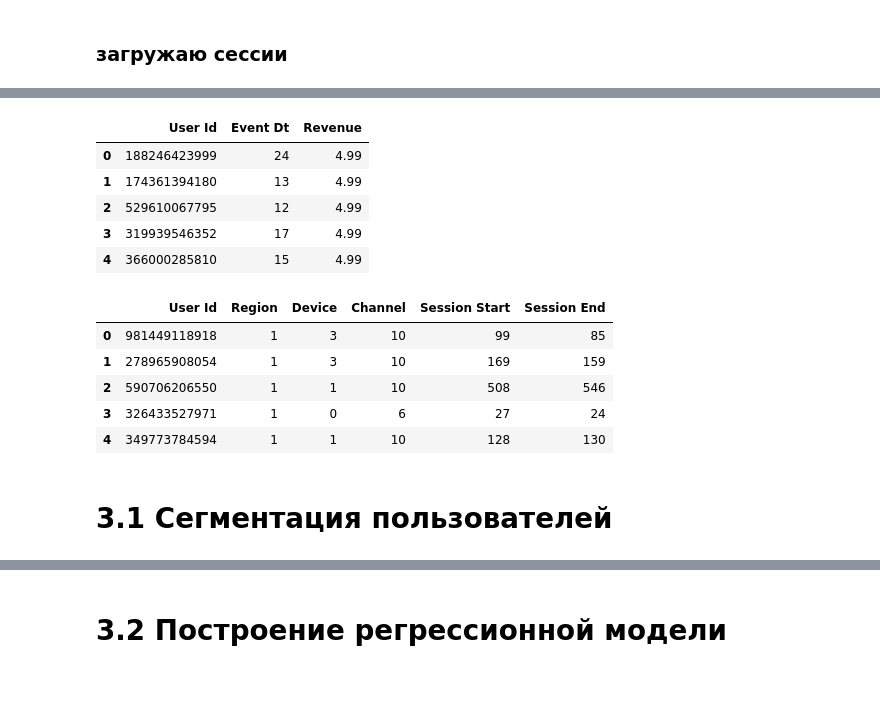
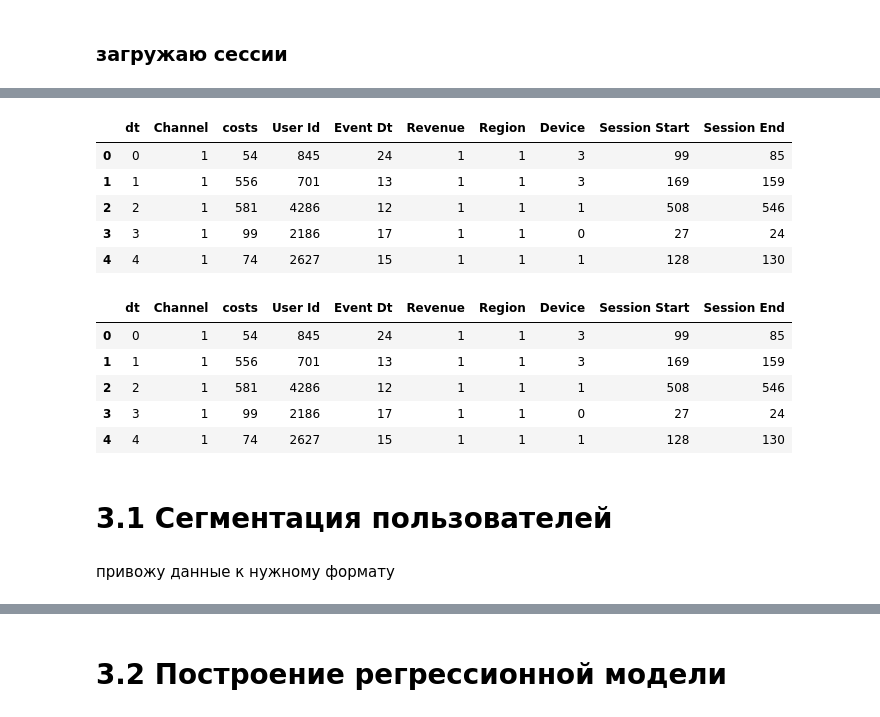
Before and after one commit to morfin264/marketing, a Jupyter notebook: Report_C3.ipynb, the cells around one changed output, grey strips where cells are left out. Saved outputs shown, nothing was run; the diff lists cells and outputs as text; code cells hidden in the pictures; blank space fills up the shorter version.

```diff
--- a/Report_C3.ipynb
+++ b/Report_C3.ipynb
@@ -68,0 +74,4 @@ visitation.head()
+# %%
+expenses1.columns=['dt',	'Channel'	,'costs']
+orders.columns=['User Id', 'Event Dt', 'Revenue']
+merged_data1.columns = ['dt'	, 'Channel'	,'costs'	,'User Id'	,'Event Dt',	'Revenue','User Id1',	'Region',	'Device', 'Channel1'		,'Session Start',	'Session End']
@@ -68,0 +80,2 @@ visitation.head()
+# %%
+merged_data1.drop(['User Id1', 'Channel1'], axis= 1 , inplace= True )
@@ -81,36 +108,40 @@ def number_encode_features(init_df):
             result[column] = encoders[column].fit_transform(result[column]) # применяем кодировщик к столбцу и перезаписываем столбец
     return result, encoders
 
-df_payments, encoders = number_encode_features(orders) # Теперь encoded data содержит закодированные кат. признаки
-df_payments.head()
+merged_data2, encoders = number_encode_features(merged_data1) # Теперь encoded data содержит закодированные кат. признаки
+merged_data2.head()
 # %% [output]
-|  | User Id | Event Dt | Revenue |
-| 0 | 188246423999 | 24 | 4.99 |
-| 1 | 174361394180 | 13 | 4.99 |
-| 2 | 529610067795 | 12 | 4.99 |
-| 3 | 319939546352 | 17 | 4.99 |
-| 4 | 366000285810 | 15 | 4.99 |
+|  | dt | Channel | costs | User Id | Event Dt | Revenue | Region | Device | Session Start | Session End |
+| 0 | 0 | 1 | 54 | 845 | 24 | 1 | 1 | 3 | 99 | 85 |
+| 1 | 1 | 1 | 556 | 701 | 13 | 1 | 1 | 3 | 169 | 159 |
+| 2 | 2 | 1 | 581 | 4286 | 12 | 1 | 1 | 1 | 508 | 546 |
+| 3 | 3 | 1 | 99 | 2186 | 17 | 1 | 1 | 0 | 27 | 24 |
+| 4 | 4 | 1 | 74 | 2627 | 15 | 1 | 1 | 1 | 128 | 130 |
 # %%
-
+# Подключаем класс для предобработки данных
 from sklearn import preprocessing
 
+# Напишем функцию, которая принимает на вход DataFrame, кодирует числовыми значениями категориальные признаки
+# и возвращает обновленный DataFrame и сами кодировщики.
 def number_encode_features(init_df):
-    result = init_df.copy()
+    result = init_df.copy() # копируем нашу исходную таблицу
     encoders = {}
     for column in result.columns:
-        if result.dtypes[column] == object:
-            encoders[column] = preprocessing.LabelEncoder()
-            result[column] = encoders[column].fit_transform(result[column])
+        if result.dtypes[column] == object: # np.object -- строковый тип / если тип столбца - строка, то нужно его закодировать
+            encoders[column] = preprocessing.LabelEncoder() # для колонки column создаем кодировщик
+            result[column] = encoders[column].fit_transform(result[column]) # применяем кодировщик к столбцу и перезаписываем столбец
     return result, encoders
 
-df_orders, encoders = number_encode_features(visitation)
-df_orders.head()
+merged_data, encoders = number_encode_features(merged_data1) # Теперь encoded data содержит закодированные кат. признаки
+merged_data.head()
 # %% [output]
-|  | User Id | Region | Device | Channel | Session Start | Session End |
-| 0 | 981449118918 | 1 | 3 | 10 | 99 | 85 |
-| 1 | 278965908054 | 1 | 3 | 10 | 169 | 159 |
-| 2 | 590706206550 | 1 | 1 | 10 | 508 | 546 |
-| 3 | 326433527971 | 1 | 0 | 6 | 27 | 24 |
-| 4 | 349773784594 | 1 | 1 | 10 | 128 | 130 |
+|  | dt | Channel | costs | User Id | Event Dt | Revenue | Region | Device | Session Start | Session End |
+| 0 | 0 | 1 | 54 | 845 | 24 | 1 | 1 | 3 | 99 | 85 |
+| 1 | 1 | 1 | 556 | 701 | 13 | 1 | 1 | 3 | 169 | 159 |
+| 2 | 2 | 1 | 581 | 4286 | 12 | 1 | 1 | 1 | 508 | 546 |
+| 3 | 3 | 1 | 99 | 2186 | 17 | 1 | 1 | 0 | 27 | 24 |
+| 4 | 4 | 1 | 74 | 2627 | 15 | 1 | 1 | 1 | 128 | 130 |
 # %% [markdown]
 # 3.1 Сегментация пользователей
+# %% [markdown]
+привожу данные к нужному формату
```
Also changed, not shown: parts of 42 cells of this notebook.
